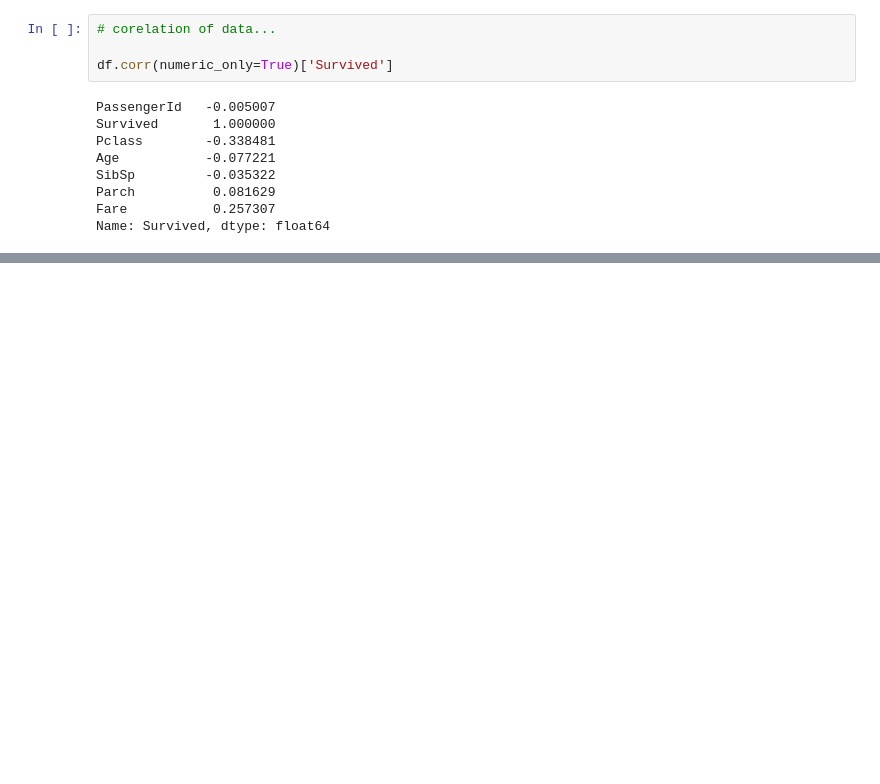
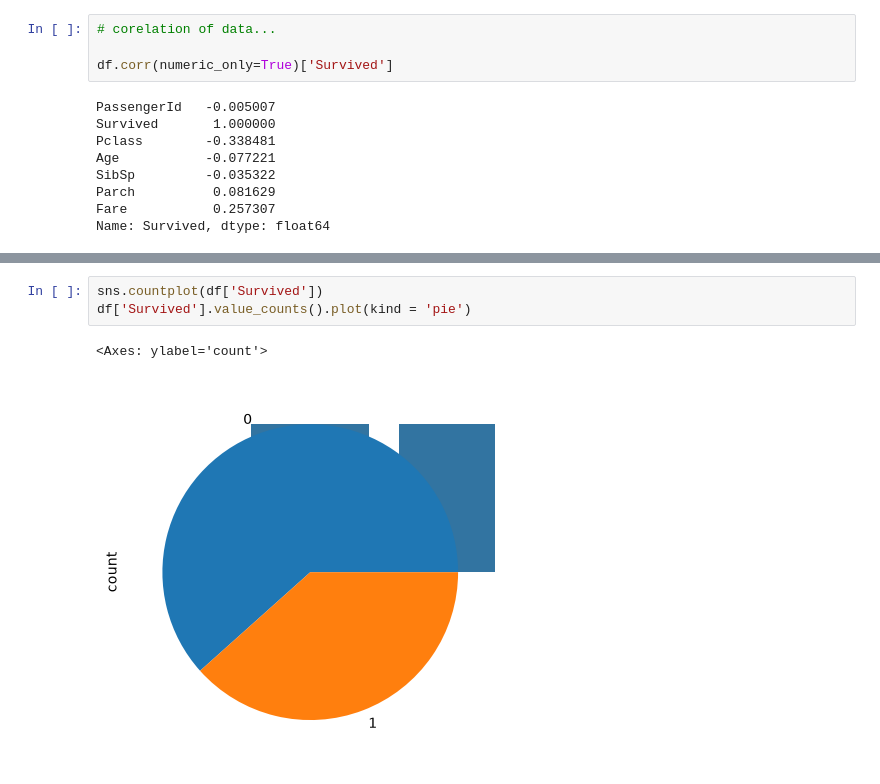
Before and after one commit to naimNB/100-days-of-machine-learning, a Jupyter notebook: titanic_dataset.ipynb, the cells around one changed output, grey strips where cells are left out. Drawn from its saved outputs; the diff is of its cells as text; blank space fills up the shorter version.

```diff
--- a/titanic_dataset.ipynb
+++ b/titanic_dataset.ipynb
@@ -141,0 +176,6 @@ df.head()
+# %%
+sns.countplot(df['Survived'])
+df['Survived'].value_counts().plot(kind = 'pie')
+# %% [output]
+<Axes: ylabel='count'>
+[figure, added]
```
Also changed, not shown: parts of 12 cells of this notebook.
